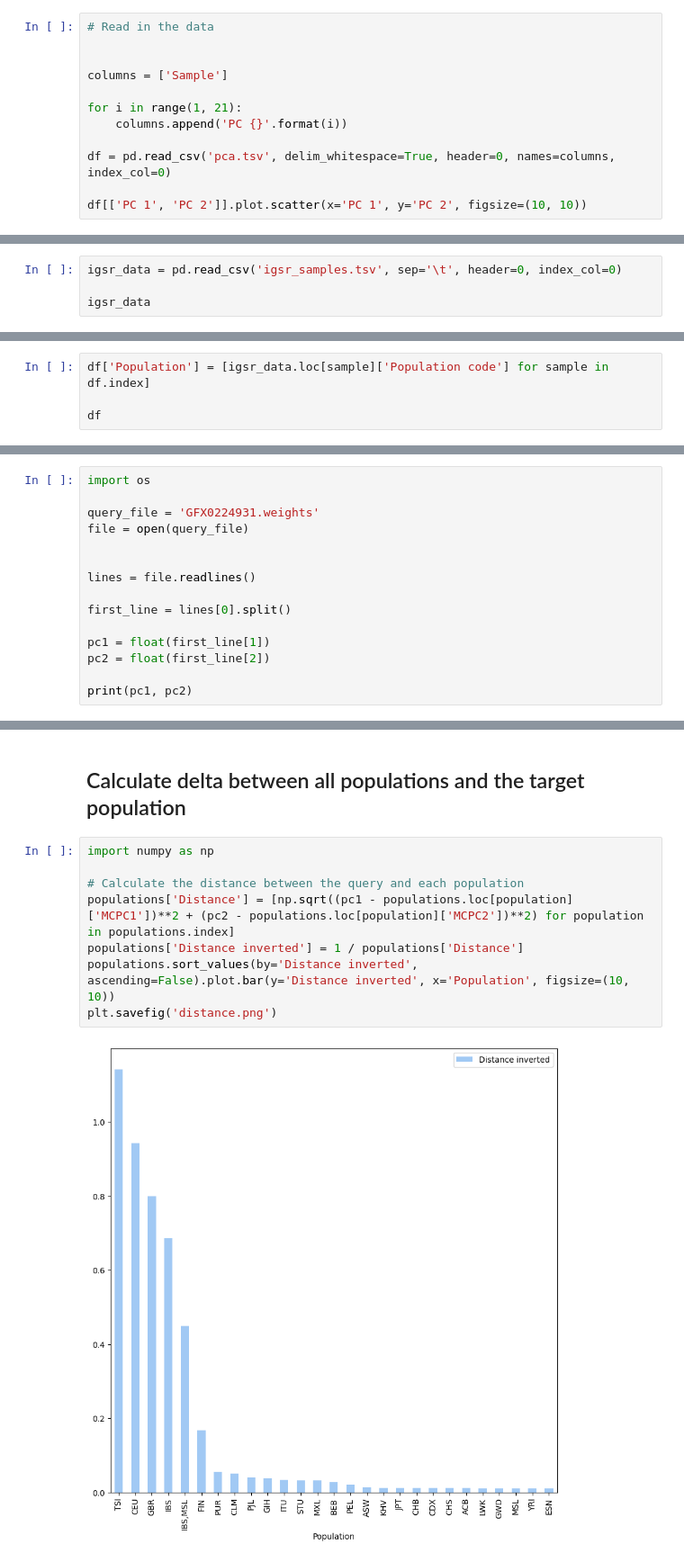
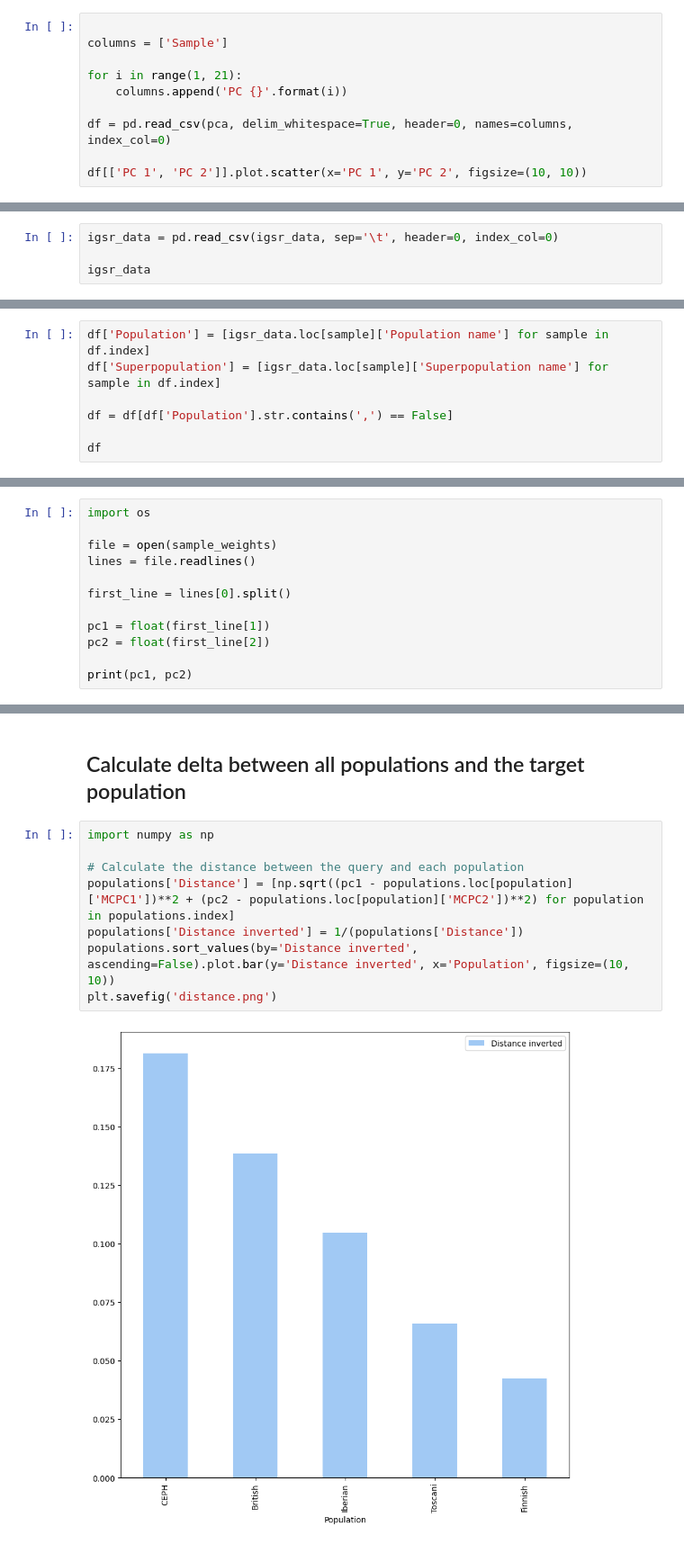
Before and after one commit to matty234/ancestry-analysis, a Jupyter notebook: analysis.ipynb, the cells around one changed output, grey strips where cells are left out. Shown: that part at 90% size. Cells and saved outputs as stored; diff of their text form.

```diff
--- a/analysis.ipynb
+++ b/analysis.ipynb
@@ -6,13 +10,11 @@ import seaborn as sns
 # %%
-# Read in the data
-
 
 columns = ['Sample']
 
 for i in range(1, 21):
     columns.append('PC {}'.format(i))
 
-df = pd.read_csv('pca.tsv', delim_whitespace=True, header=0, names=columns, index_col=0)
+df = pd.read_csv(pca, delim_whitespace=True, header=0, names=columns, index_col=0)
 
 df[['PC 1', 'PC 2']].plot.scatter(x='PC 1', y='PC 2', figsize=(10, 10))
 # %% [output]
@@ -24,7 +26,7 @@ plt.savefig('pca.png')
 # %% [output]
 <Figure size 640x480 with 0 Axes>
 # %%
-igsr_data = pd.read_csv('igsr_samples.tsv', sep='\t', header=0, index_col=0)
+igsr_data = pd.read_csv(igsr_data, sep='\t', header=0, index_col=0)
 
 igsr_data
 # %% [output]
@@ -43,7 +45,10 @@ igsr_data
 | GM19129 | female | NaN | YRI | Yoruba | AFR | ... |
 4978 rows × 8 columns
 # %%
-df['Population'] = [igsr_data.loc[sample]['Population code'] for sample in df.index]
+df['Population'] = [igsr_data.loc[sample]['Population name'] for sample in df.index]
+df['Superpopulation'] = [igsr_data.loc[sample]['Superpopulation name'] for sample in df.index]
+
+df = df[df['Population'].str.contains(',') == False]
 
 df
 # %% [output]
@@ -112,10 +100,7 @@ plt.savefig('mean_centered_pca.png')
 # %%
 import os
 
-query_file = 'GFX0224931.weights'
-file = open(query_file)
-
-
+file = open(sample_weights)
 lines = file.readlines()
 
 first_line = lines[0].split()
@@ -142,10 +127,10 @@ plt.scatter(pc1, pc2, color='red', s=100, marker='x')
 # %%
 import numpy as np
 
 # Calculate the distance between the query and each population
 populations['Distance'] = [np.sqrt((pc1 - populations.loc[population]['MCPC1'])**2 + (pc2 - populations.loc[population]['MCPC2'])**2) for population in populations.index]
-populations['Distance inverted'] = 1 / populations['Distance']
+populations['Distance inverted'] = 1/(populations['Distance'])
 populations.sort_values(by='Distance inverted', ascending=False).plot.bar(y='Distance inverted', x='Population', figsize=(10, 10))
 plt.savefig('distance.png')
 # %% [output]
-[figure, old version]
+[figure, new version]
```
Also changed, not shown: parts of 10 cells of this notebook, 6 other files.
